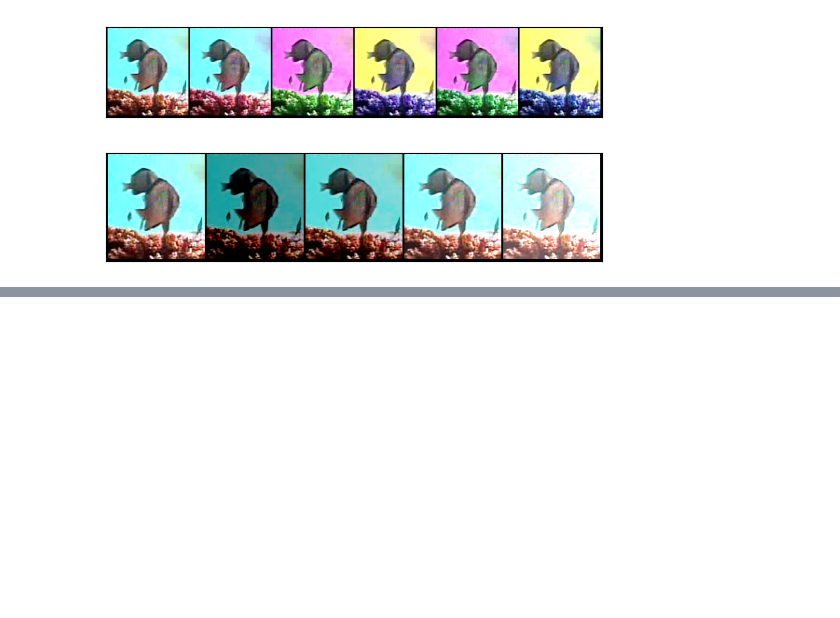
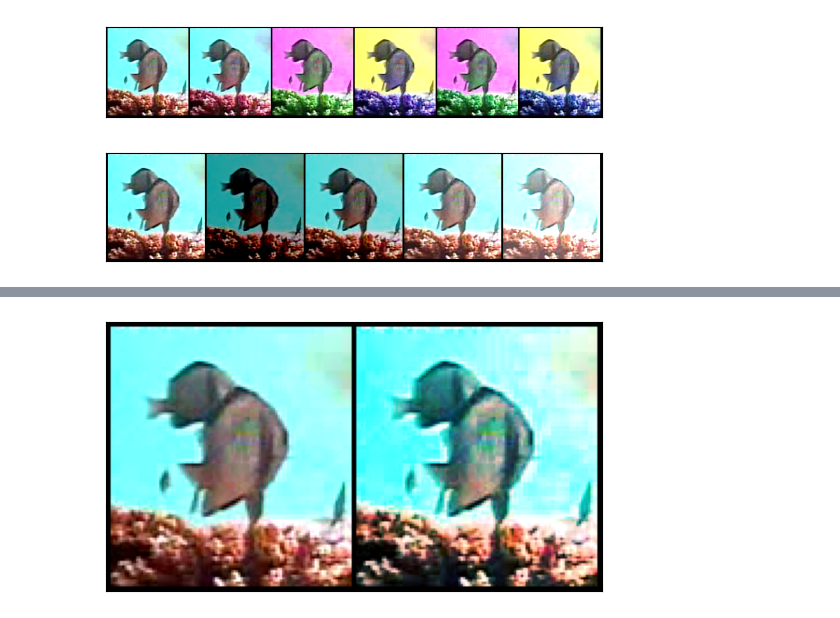
Before and after one commit to krittin-kulrat/MaskAugFish, a Jupyter notebook: demo/augmentation.ipynb, the cells around one changed output, grey strips where cells are left out. Cells and saved outputs as stored; diff of their text form; code cells hidden in the pictures; blank space fills up the shorter version.

```diff
--- a/demo/augmentation.ipynb
+++ b/demo/augmentation.ipynb
@@ -109,0 +142,8 @@ show(grid)
+# %%
+image_list = [image]
+transform = tv.transforms.v2.RandomEqualize(p=1.0)
+image_list.append(transform(image))
+grid = tv.utils.make_grid(image_list, nrow=2)
+show(grid)
+# %% [output]
+[figure, added]
```
Also changed, not shown: parts of 5 cells of this notebook, 5 other files.
